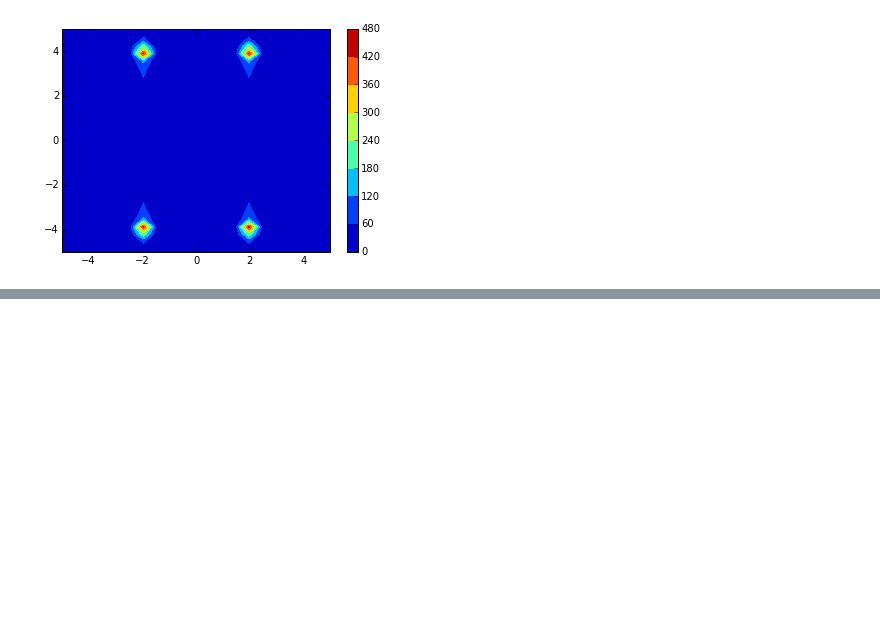
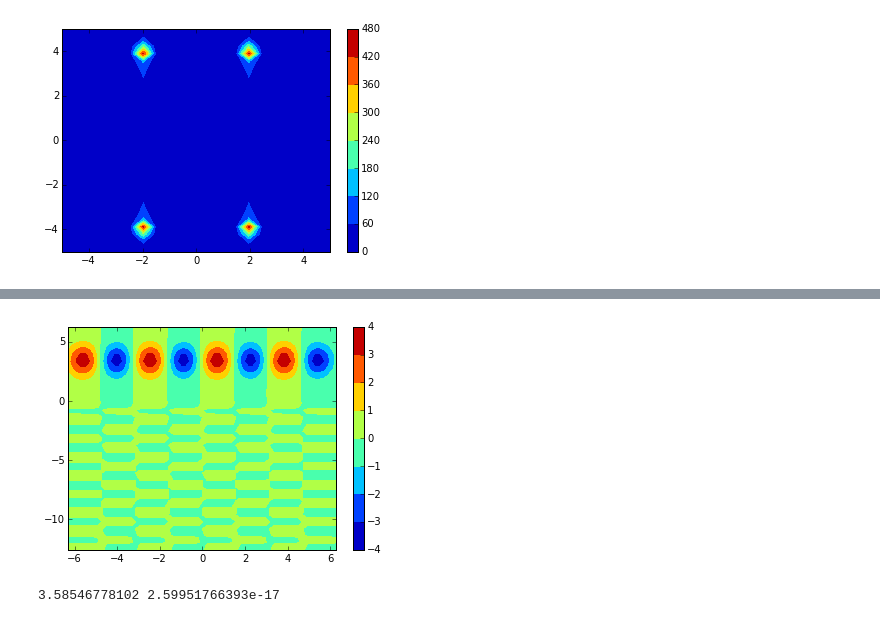
Before and after one commit to LBL-EESA/fastkde, a Jupyter notebook: DFT testing.ipynb, the cells around one changed output, grey strips where cells are left out. Cells and saved outputs as stored; diff of their text form; code cells hidden in the pictures; blank space fills up the shorter version.

```diff
--- a/DFT testing.ipynb
+++ b/DFT testing.ipynb
@@ -67,5 +67,5 @@ xy = np.concatenate((xx.ravel()[np.newaxis,:],yy.ravel()[np.newaxis,:]))
 #PP.colorbar()
 #PP.show()
 # %%
-nufftzz = nuFFT(xy,np.array(zz.ravel(),dtype=np.complex128),txty,missingFreqVal=fillVal)
+nufftzz = nuFFT(xy,np.array(zz.ravel(),dtype=np.complex128),txty,missingFreqVal=fillVal,beVerbose=1)
 # %% [output]
@@ -72,0 +82,14 @@ ValueError: Buffer has wrong number of dimensions (expected 1, got 2)
+# %%
+#PP.contourf(tx,ty,abs(nufftzz).T)
+PP.contourf(x,y,nufftzz.T)
+#PP.contourf(x,y,zz)
+#PP.xlim([-5,5])
+#PP.ylim([-5,5])
+PP.colorbar()
+PP.show()
+# %% [output]
+[figure, added]
+# %%
+print np.amax(abs(nufftzz)),np.amin(abs(nufftzz))
+# %% [output]
+3.58546778102 2.59951766393e-17
```
Also changed, not shown: parts of 2 cells of this notebook, 1 other file.
